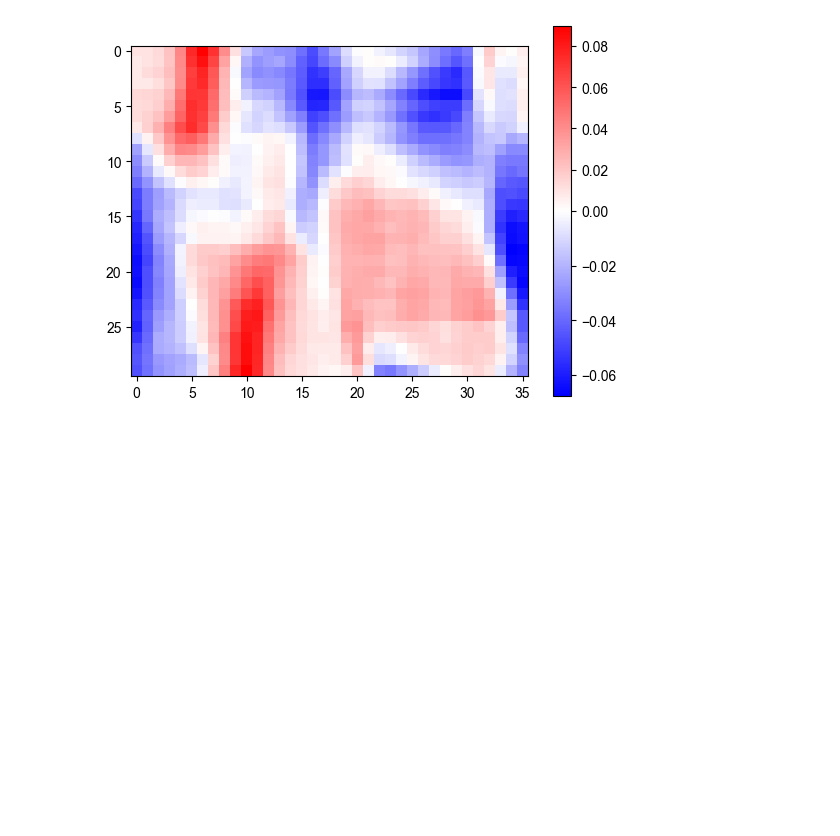
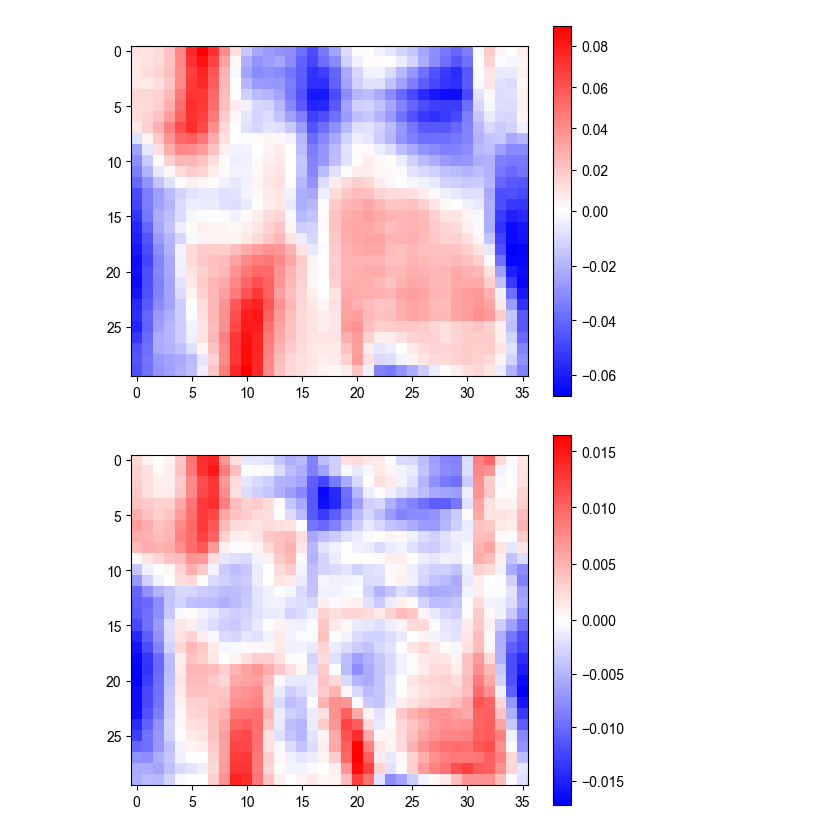
Before and after one commit to TopologicalBird/airway-pht-2, a Jupyter notebook: codes/evaluation_github.ipynb, the cells around one changed output. Drawn from its saved outputs; the diff is of its cells as text; code cells hidden in the pictures; blank space fills up the shorter version.

```diff
--- a/codes/evaluation_github.ipynb
+++ b/codes/evaluation_github.ipynb
@@ -556,3 +558,21 @@ plt.show()
 [figure]
 # %%
 ### Although it is difficult to interpret everything, we can see, for example, that the very red parts in the left hand side corresponds to the longer main branch of left airways seen from front and back.
+# %%
+lr = LogisticRegression(C=1,penalty='l2',random_state=0, solver='liblinear')
+lr.fit(projectLR_3dslicer, Class)
+from matplotlib.colors import TwoSlopeNorm
+plt.rcParams["font.family"] = "Arial"
+grid2 = lr.coef_.reshape((30, 36))
+# 値の範囲
+vmin = np.min(grid2)
+vmax = np.max(grid2)
+
+# 0を中央（白）に固定
+norm = TwoSlopeNorm(vmin=vmin, vcenter=0, vmax=vmax)
+
+plt.imshow(grid2, cmap='bwr', norm=norm)
+plt.colorbar()
+plt.show()
+# %% [output]
+[figure, added]
```
Also changed, not shown: parts of 15 cells of this notebook.
